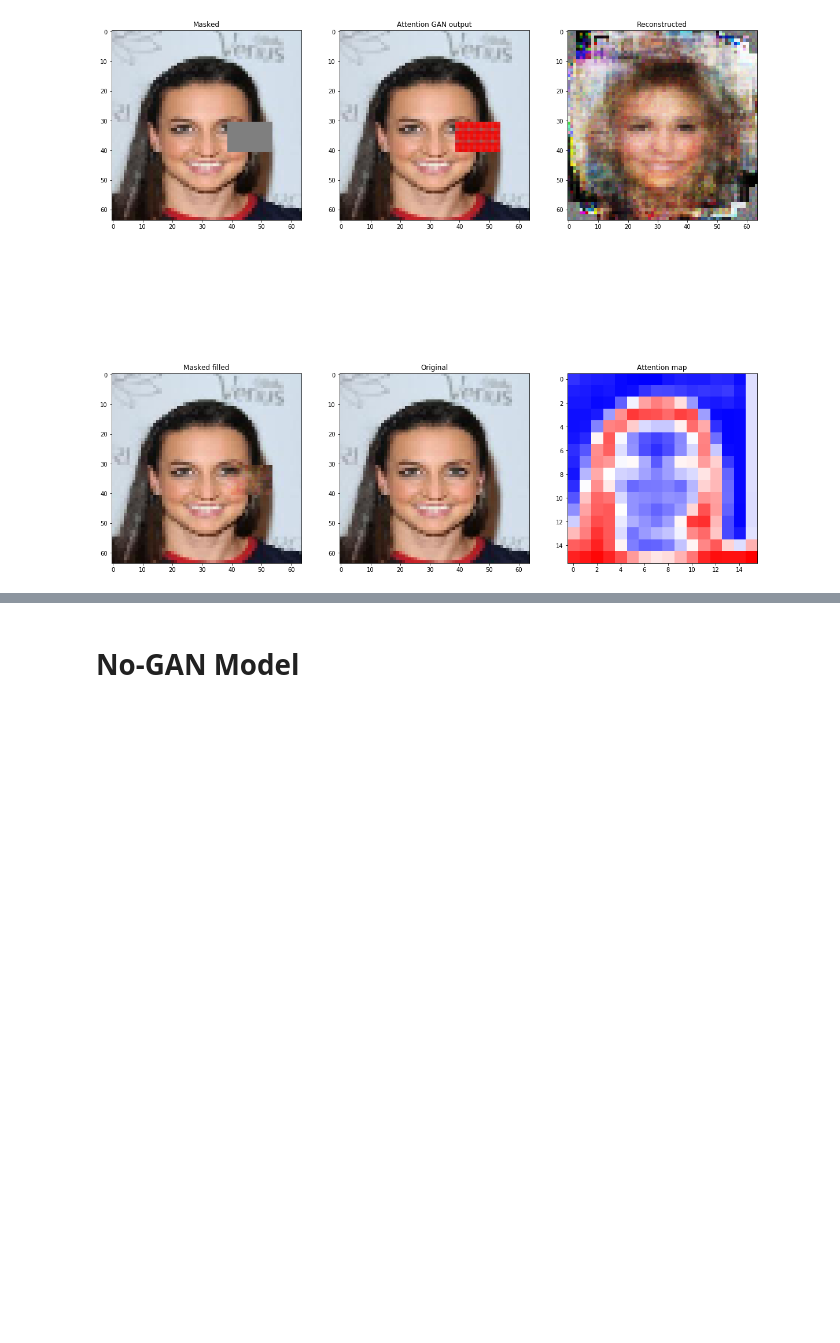
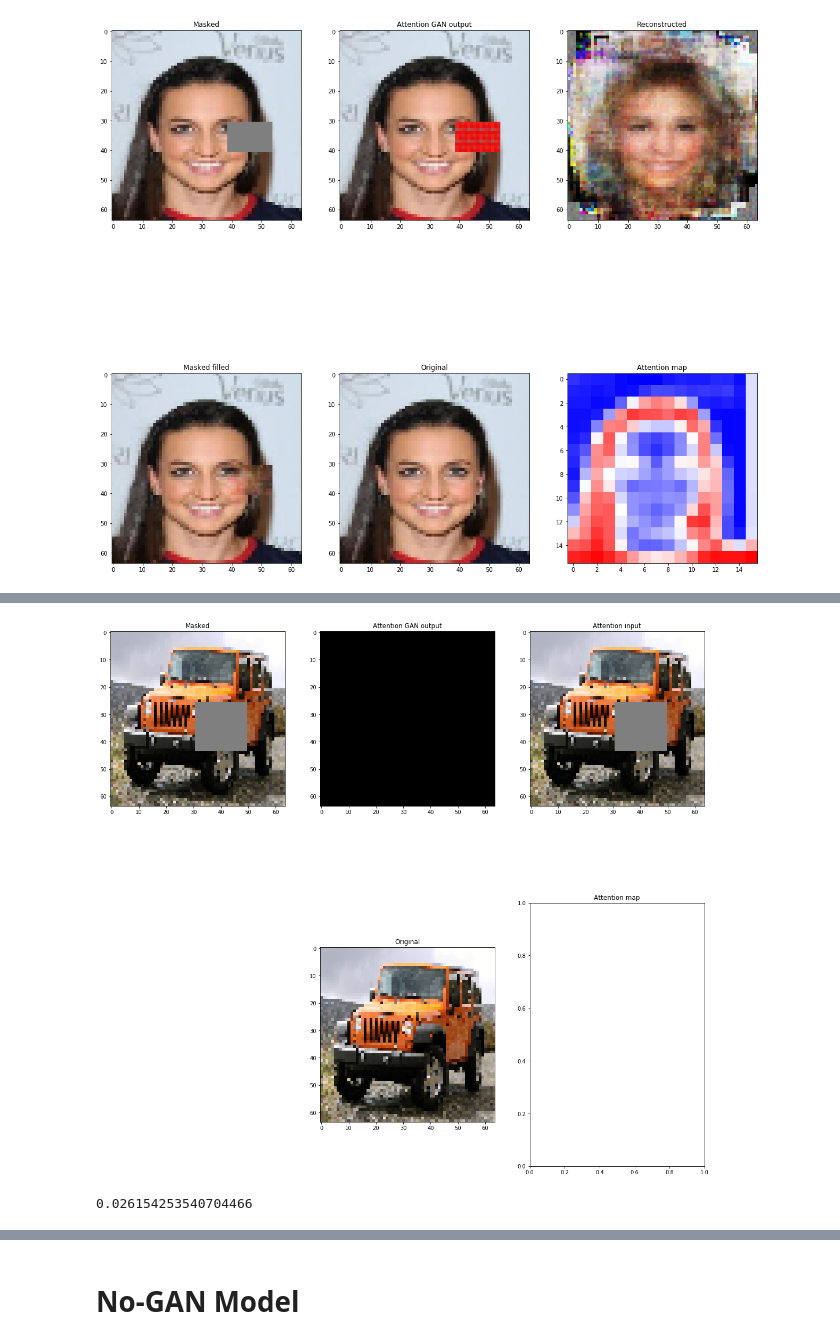
Before and after one commit to clementruin/ImageInpainting, a Jupyter notebook: GAN_Attention_tf.ipynb, the cells around one changed output, grey strips where cells are left out. Saved outputs shown, nothing was run; the diff lists cells and outputs as text; code cells hidden in the pictures; blank space fills up the shorter version.

```diff
--- a/GAN_Attention_tf.ipynb
+++ b/GAN_Attention_tf.ipynb
@@ -423,0 +715,40 @@ plt.show()
+# %%
+# /!\ TRAIN SET /!\
+
+feed_dict = {attention_input: X_train_mask,
+             masked_image_inputs: X_train_mask,
+             mask_filter_inputs: X_train_filter,
+             real_image_targets: X_train}
+
+att_inp, out_imgs, d1_ = sess_gan.run([attention_input, output_images, d1],
+                                             feed_dict=feed_dict)
+i = 0
+plt.figure(figsize=(20, 20))
+
+plt.subplot(2, 3, 1)
+plt.imshow(X_train_mask[i])
+plt.title("Masked")
+plt.subplot(2, 3, 3)
+plt.imshow(att_inp[i])
+plt.title("Attention input")
+#plt.subplot(2, 3, 4)
+#plt.imshow(X_train_filter[i]*reco_imgs[i] + (1-X_train_filter[i])*X_train_mask[i])
+#plt.title("Masked filled")
+plt.subplot(2, 3, 2)
+#plt.imshow(out_imgs[i])
+plt.imshow(min_max_norm(out_imgs[i]))
+plt.title("Attention GAN output")
+plt.subplot(2, 3, 6)
+#plt.imshow(att_map[i][8].reshape(16, 16), cmap='bwr', interpolation='nearest')
+plt.title("Attention map")
+plt.subplot(2, 3, 5)
+plt.imshow(X_train[i])
+plt.title("Original")
+
+plt.show()
+# %% [output]
+[figure, added]
+# %%
+(((X_train[0] - out_imgs)*X_train_filter[0])**2 / 2).sum() / X_train_filter.sum()
+# %% [output]
+0.026154253540704466
```
Also changed, not shown: parts of 27 cells of this notebook, 2 other files.
